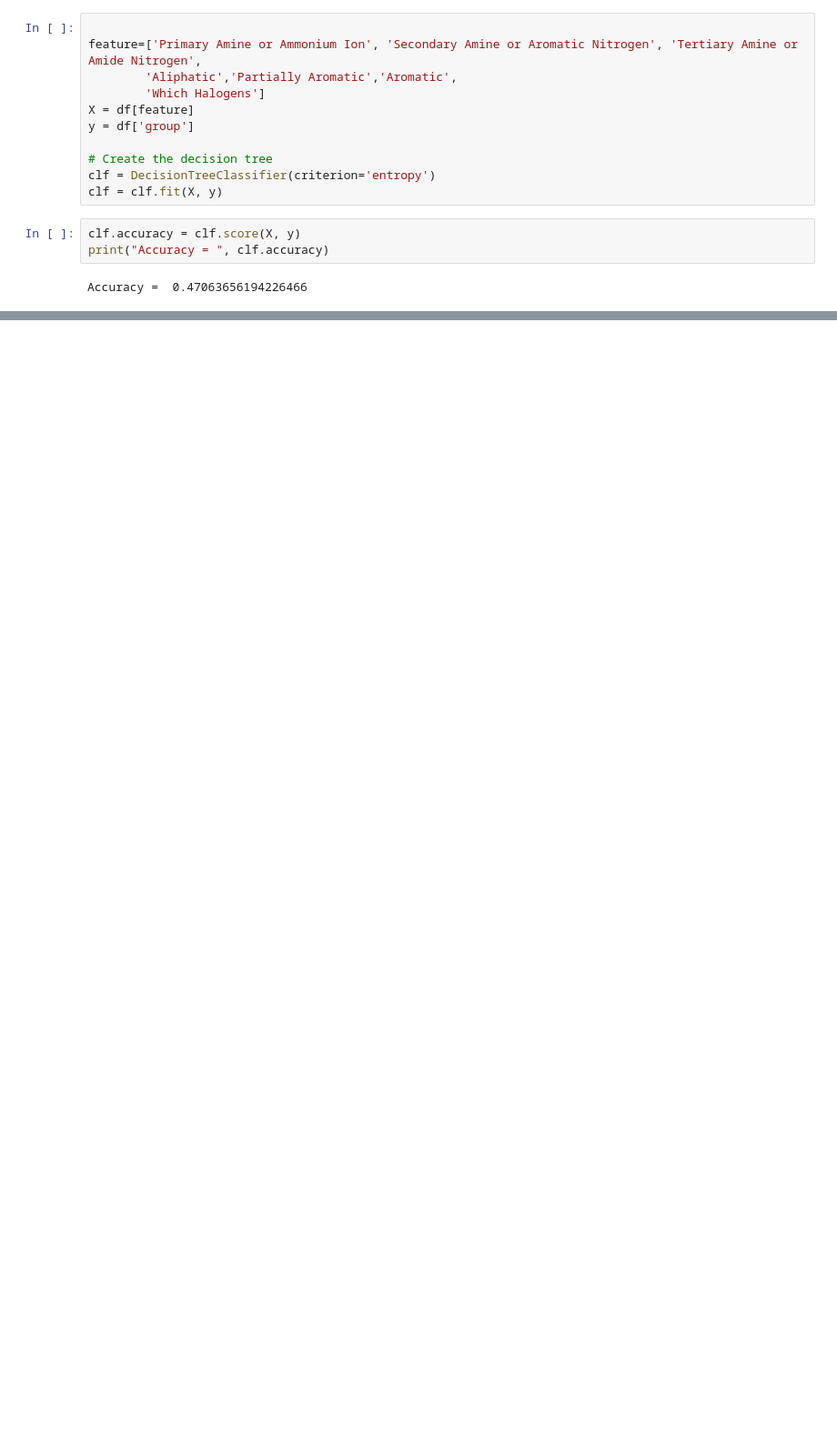
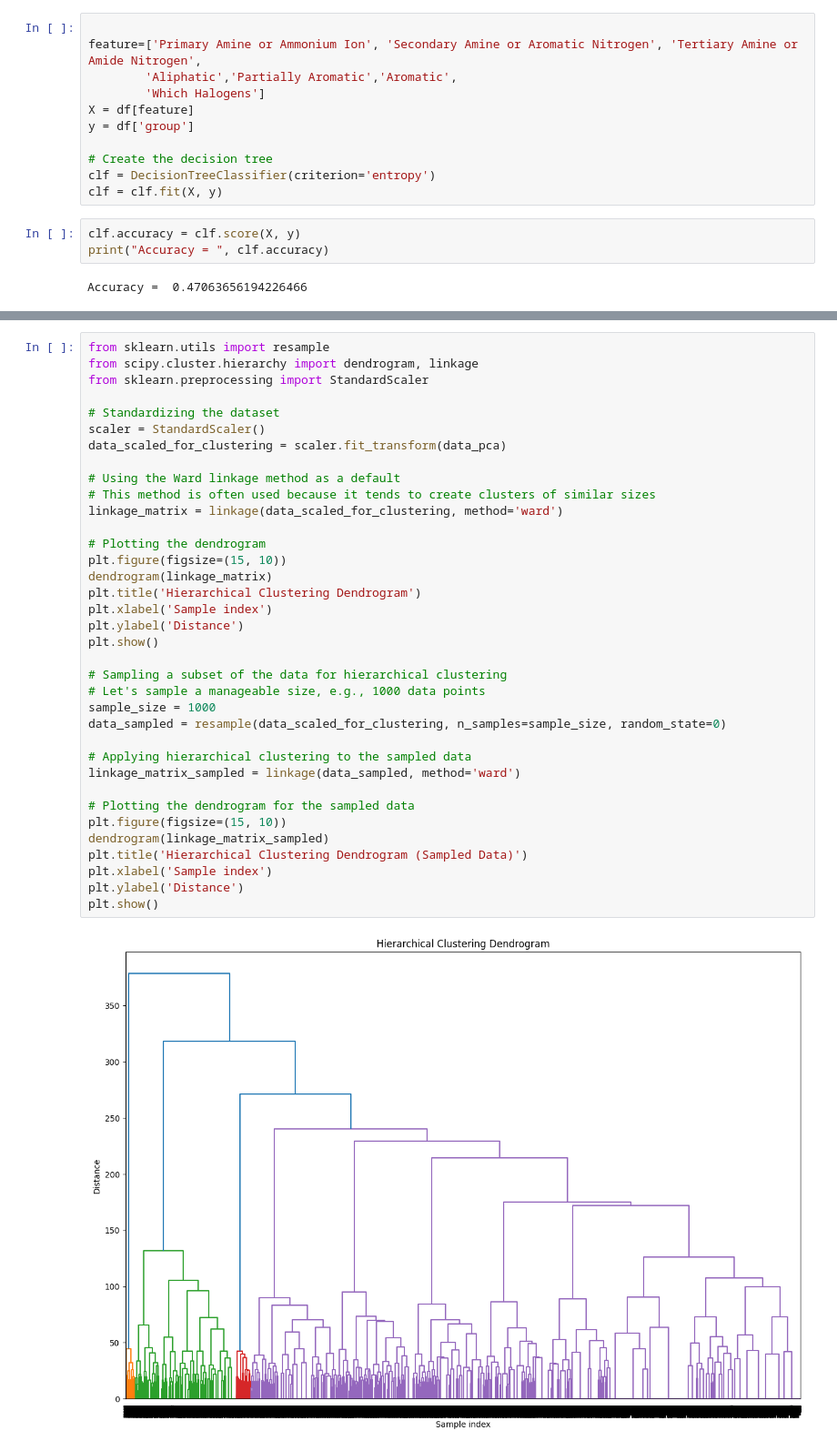
Before and after one commit to muhualiushui/Stat_432_FinalProject, a Jupyter notebook: Classification_Analyze.ipynb, the cells around one changed output, grey strips where cells are left out. Shown at 91% size. Saved outputs shown, nothing was run; the diff lists cells and outputs as text; blank space fills up the shorter version.

```diff
--- a/Classification_Analyze.ipynb
+++ b/Classification_Analyze.ipynb
@@ -59,0 +183,38 @@ SyntaxError: expected ':' (2490232531.py, line 2)
+# %%
+from sklearn.utils import resample
+from scipy.cluster.hierarchy import dendrogram, linkage
+from sklearn.preprocessing import StandardScaler
+
+# Standardizing the dataset
+scaler = StandardScaler()
+data_scaled_for_clustering = scaler.fit_transform(data_pca)
+
+# Using the Ward linkage method as a default
+# This method is often used because it tends to create clusters of similar sizes
+linkage_matrix = linkage(data_scaled_for_clustering, method='ward')
+
+# Plotting the dendrogram
+plt.figure(figsize=(15, 10))
+dendrogram(linkage_matrix)
+plt.title('Hierarchical Clustering Dendrogram')
+plt.xlabel('Sample index')
+plt.ylabel('Distance')
+plt.show()
+
+# Sampling a subset of the data for hierarchical clustering
+# Let's sample a manageable size, e.g., 1000 data points
+sample_size = 1000
+data_sampled = resample(data_scaled_for_clustering, n_samples=sample_size, random_state=0)
+
+# Applying hierarchical clustering to the sampled data
+linkage_matrix_sampled = linkage(data_sampled, method='ward')
+
+# Plotting the dendrogram for the sampled data
+plt.figure(figsize=(15, 10))
+dendrogram(linkage_matrix_sampled)
+plt.title('Hierarchical Clustering Dendrogram (Sampled Data)')
+plt.xlabel('Sample index')
+plt.ylabel('Distance')
+plt.show()
+# %% [output]
+[figure, added]
```
Also changed, not shown: parts of 8 cells of this notebook, 4 other files.
